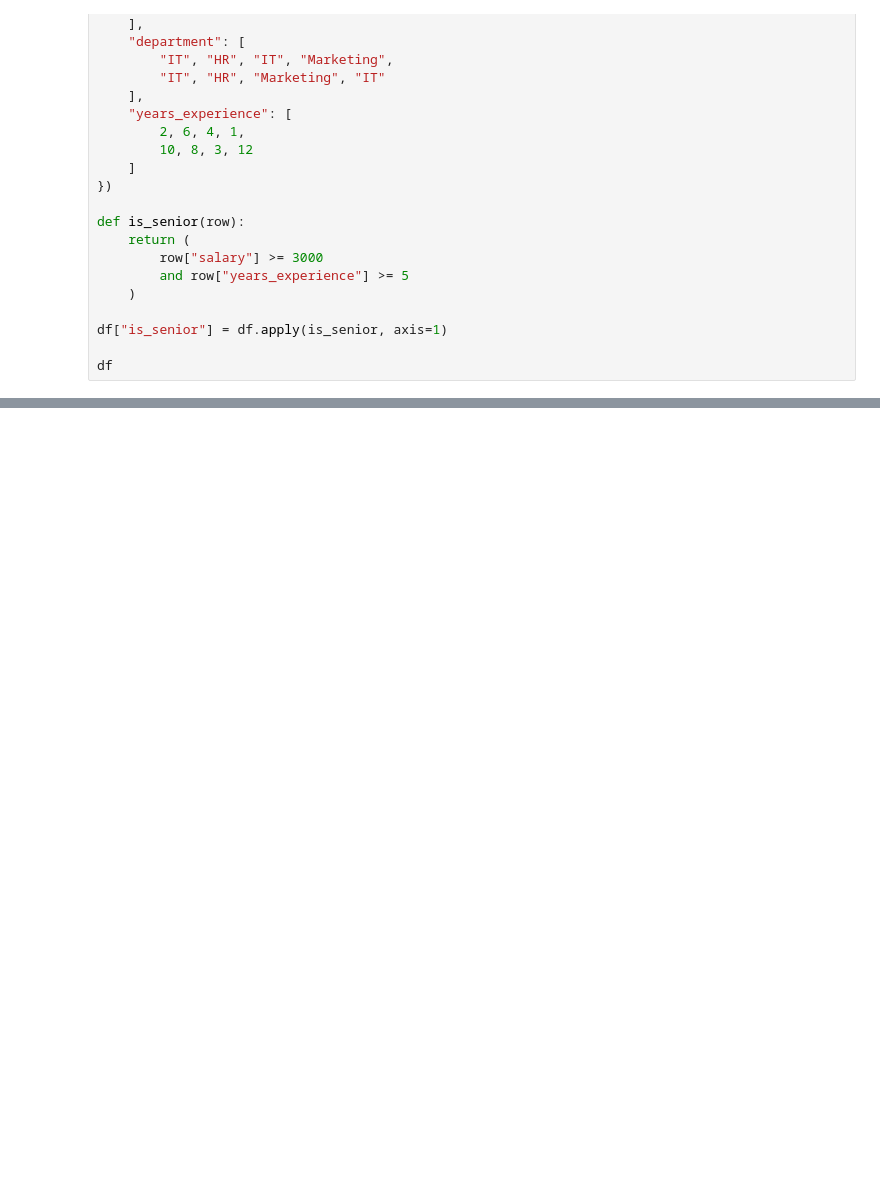
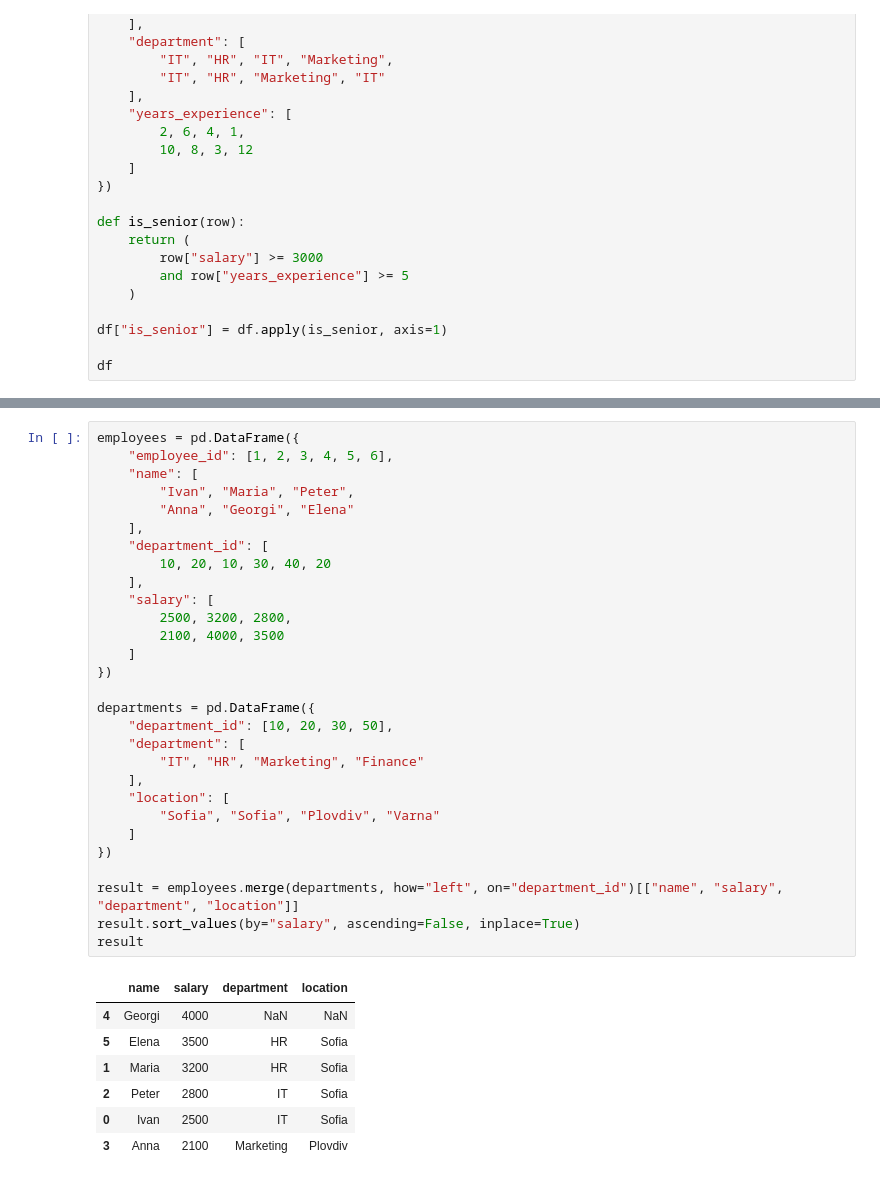
Before and after one commit to manoldzhermanski/Python_Practice, a Jupyter notebook: 03_pandas/pandas_fundamentals.ipynb, the cells around one changed output, grey strips where cells are left out. Saved outputs shown, nothing was run; the diff lists cells and outputs as text; blank space fills up the shorter version.

```diff
--- a/03_pandas/pandas_fundamentals.ipynb
+++ b/03_pandas/pandas_fundamentals.ipynb
@@ -3098,0 +3417,37 @@ df
+# %%
+employees = pd.DataFrame({
+    "employee_id": [1, 2, 3, 4, 5, 6],
+    "name": [
+        "Ivan", "Maria", "Peter",
+        "Anna", "Georgi", "Elena"
+    ],
+    "department_id": [
+        10, 20, 10, 30, 40, 20
+    ],
+    "salary": [
+        2500, 3200, 2800,
+        2100, 4000, 3500
+    ]
+})
+
+departments = pd.DataFrame({
+    "department_id": [10, 20, 30, 50],
+    "department": [
+        "IT", "HR", "Marketing", "Finance"
+    ],
+    "location": [
+        "Sofia", "Sofia", "Plovdiv", "Varna"
+    ]
+})
+
+result = employees.merge(departments, how="left", on="department_id")[["name", "salary", "department", "location"]]
+result.sort_values(by="salary", ascending=False, inplace=True)
+result
+# %% [output]
+|  | name | salary | department | location |
+| 4 | Georgi | 4000 | NaN | NaN |
+| 5 | Elena | 3500 | HR | Sofia |
+| 1 | Maria | 3200 | HR | Sofia |
+| 2 | Peter | 2800 | IT | Sofia |
+| 0 | Ivan | 2500 | IT | Sofia |
+| 3 | Anna | 2100 | Marketing | Plovdiv |
```
Also changed, not shown: parts of 11 cells of this notebook, 1 other file.
